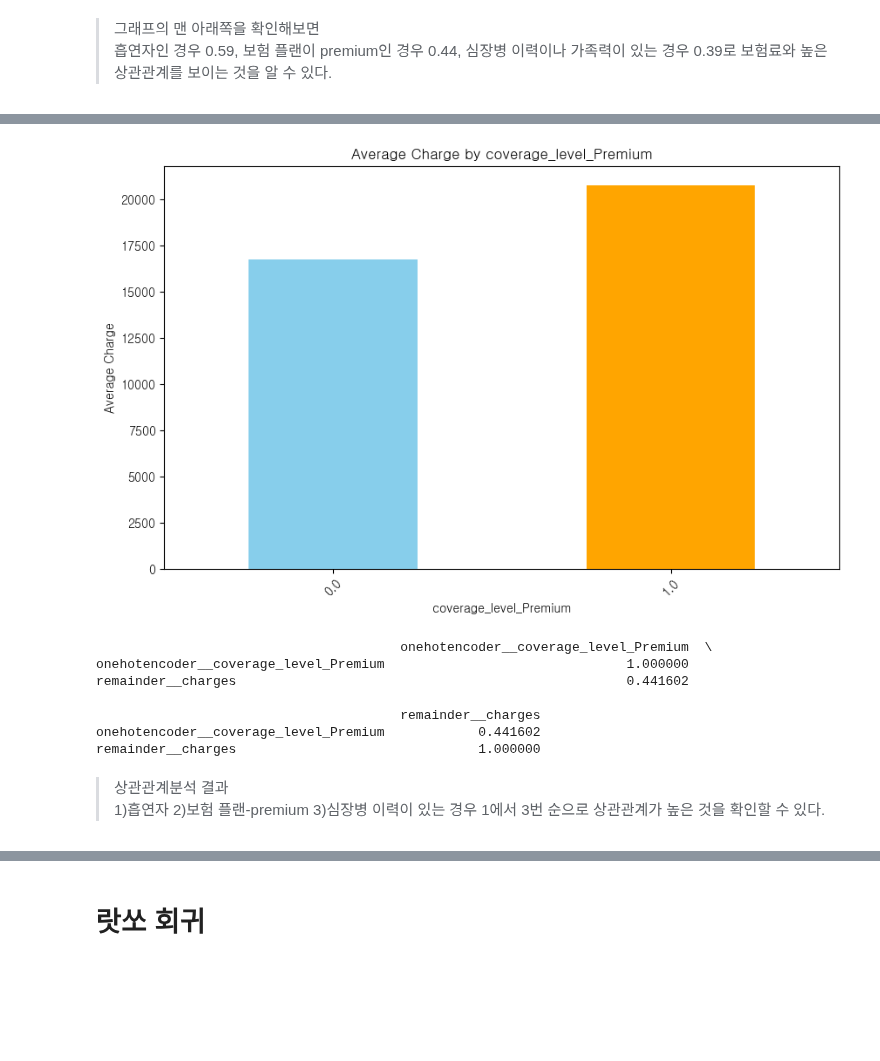
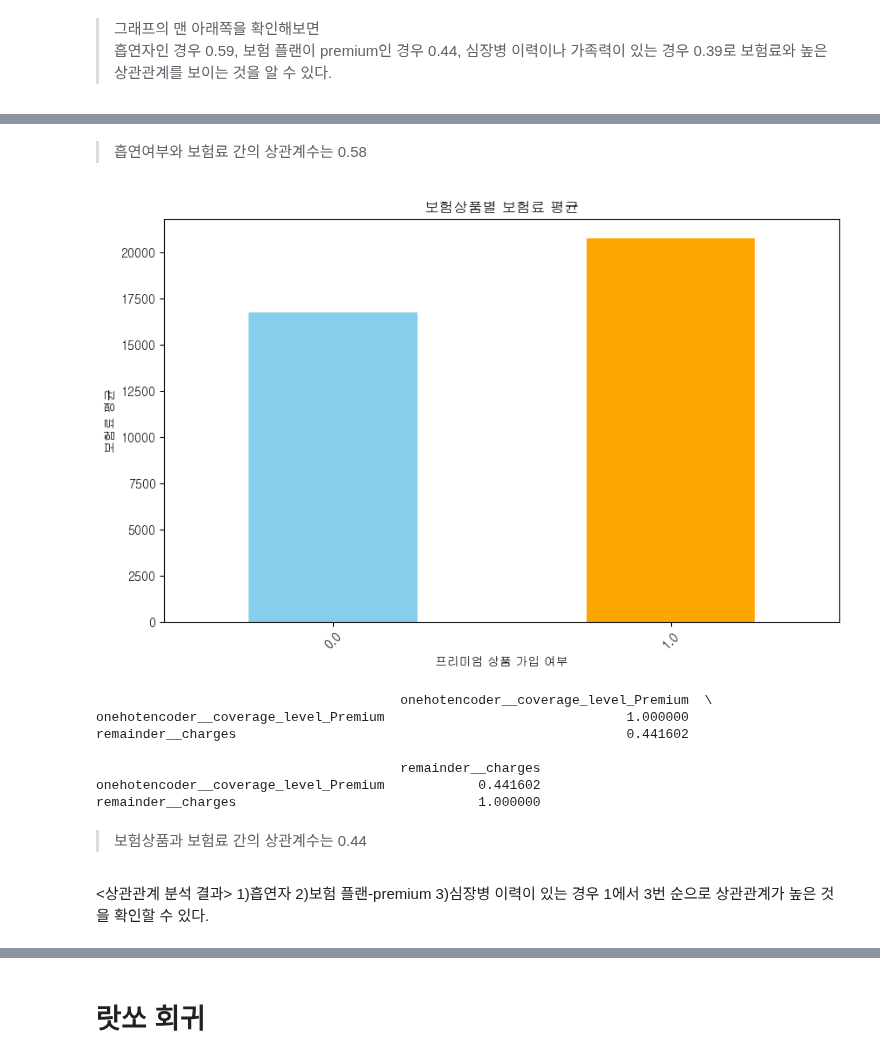
Before and after one commit to halley1116/2025_DA_study, a Jupyter notebook: team2/project1.ipynb, the cells around one changed output, grey strips where cells are left out. Drawn from its saved outputs; the diff is of its cells as text; code cells hidden in the pictures; blank space fills up the shorter version.

```diff
--- a/team2/project1.ipynb
+++ b/team2/project1.ipynb
@@ -452,23 +466,25 @@ print(correlation)
                            onehotencoder__smoker_yes  remainder__charges
 onehotencoder__smoker_yes                   1.000000            0.585736
 remainder__charges                          0.585736            1.000000
+# %% [markdown]
+> 흡연여부와 보험료 간의 상관계수는 0.58
 # %%
-# medical_history별 charge 평균 계산
+# coverage_level_premium별 charge 평균 계산
 grouped = df.groupby('onehotencoder__coverage_level_Premium')['remainder__charges'].mean()
 
 # 시각화
 grouped.plot(kind='bar', figsize=(10, 6), color=['skyblue', 'orange'])
-plt.title('Average Charge by coverage_level_Premium')
-plt.xlabel('coverage_level_Premium')
-plt.ylabel('Average Charge')
+plt.title('보험상품별 보험료 평균')
+plt.xlabel('프리미엄 상품 가입 여부')
+plt.ylabel('보험료 평균')
 plt.xticks(rotation=45)
 plt.show()#상관계수 계산
 correlation = df[['onehotencoder__coverage_level_Premium', 'remainder__charges']].corr()
 
 # 결과 출력
 print(correlation)
 # %% [output]
-[figure, old version]
+[figure, new version]
                                        onehotencoder__coverage_level_Premium  \
 onehotencoder__coverage_level_Premium                               1.000000
 remainder__charges                                                  0.441602
@@ -476,6 +492,8 @@ remainder__charges                                                  0.441602
                                        remainder__charges
 onehotencoder__coverage_level_Premium            0.441602
 remainder__charges                               1.000000
+# %% [markdown]
+> 보험상품과 보험료 간의 상관계수는 0.44
 # %% [markdown]
-> 상관관계분석 결과
+<상관관계 분석 결과>
  1)흡연자 2)보험 플랜-premium 3)심장병 이력이 있는 경우 1에서 3번 순으로 상관관계가 높은 것을 확인할 수 있다.
```
Also changed, not shown: parts of 22 cells of this notebook.
